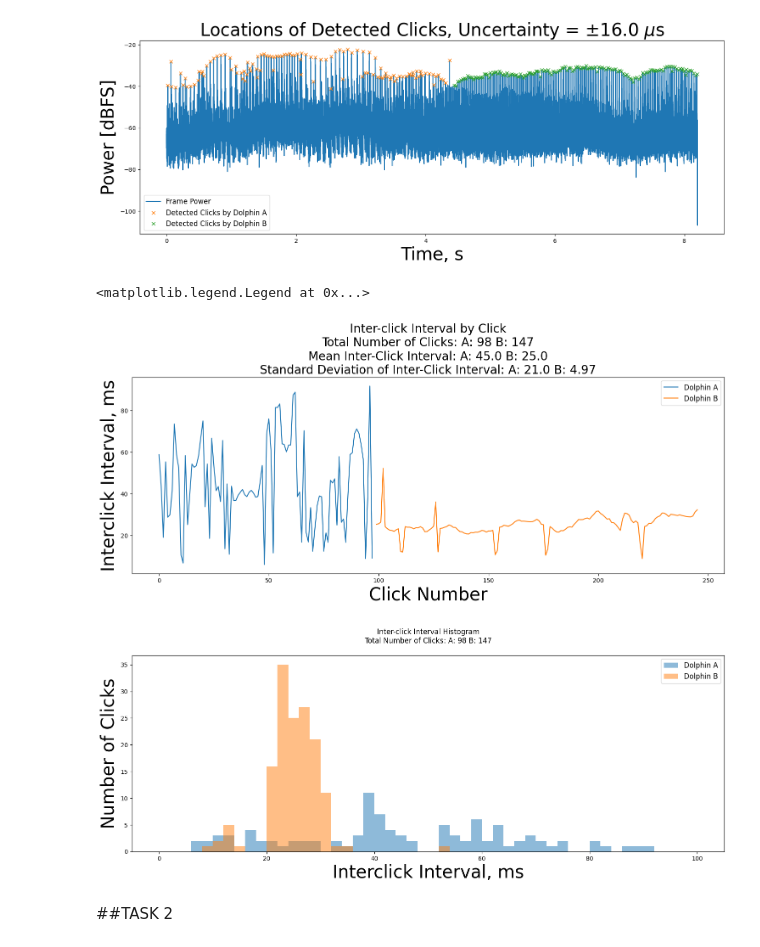
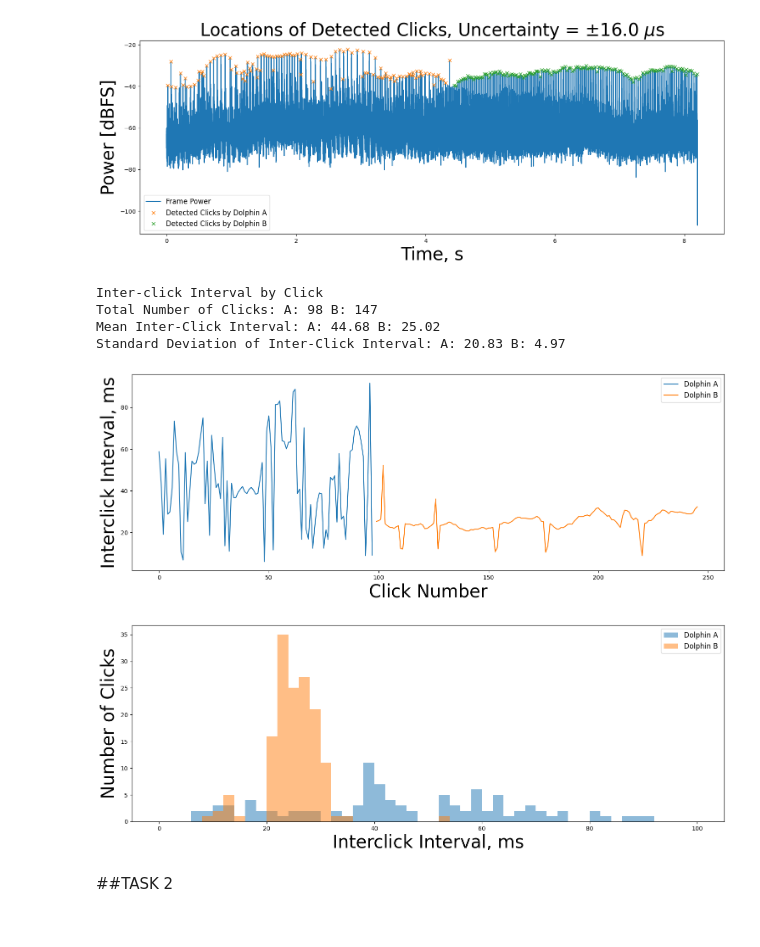
Before and after one commit to bpmasters/asa-challenge-24, a Jupyter notebook: asa-challenge-24.ipynb, the cells around one changed output. Drawn from its saved outputs; the diff is of its cells as text; code cells hidden in the pictures.

```diff
--- a/asa-challenge-24.ipynb
+++ b/asa-challenge-24.ipynb
@@ -217,41 +222,43 @@ click_cutoff = click_cutoff_t/(len(h2)/fs)
 
 ts_buff_a = ts_buff[0:np.int16(np.floor(click_cutoff*len(ts_buff)))]
 h2_buff_pow_a = h2_buff_pow[0:np.int16(np.floor(click_cutoff*len(h2_buff_pow)))]
 h2_clicks_a = h2_buff_pow[h2_peaks_a]
 h2_click_ts_a = ts_buff[h2_peaks_a]
 
 ts_buff_b = ts_buff[np.int16(np.ceil(click_cutoff*len(ts_buff))):]
 h2_buff_pow_b = h2_buff_pow[np.int16(np.ceil(click_cutoff*len(h2_buff_pow))):]
 h2_clicks_b = h2_buff_pow[h2_peaks_b]
 h2_click_ts_b = ts_buff[h2_peaks_b]
 
 # Plotting the interclick interval by click number, along with some statistics
 ici_a = np.diff(h2_click_ts_a)*1000
 ici_b = np.diff(h2_click_ts_b)*1000
 
 plt.figure()
 plt.plot(np.arange(0,len(ici_a)), ici_a, label='Dolphin A')
 plt.plot(np.arange(len(ici_a)+1,len(ici_b)+len(ici_a)+1), ici_b, label='Dolphin B')
 plt.ylabel('Interclick Interval, ms', fontsize = 30)
 plt.xlabel('Click Number', fontsize = 30)
-plt.title('Inter-click Interval by Click' + '\n' + 'Total Number of Clicks: ' + 'A: ' + str(len(ici_a)) + ' B: ' + str(len(ici_b)) + '\n'
-          + 'Mean Inter-Click Interval: A: ' + str(np.round(np.mean(ici_a))) + ' B: ' + str(np.round(np.mean(ici_b))) + '\n'
-          + 'Standard Deviation of Inter-Click Interval: A: ' + str(np.round(np.std(ici_a))) + ' B: ' + str(np.round(np.std(ici_b),2)), fontsize = 20)
 plt.legend(fontsize=12)
 
 plt.figure()
 plt.hist(ici_a, bins=np.linspace(0,100,51), alpha=0.5, label='Dolphin A')
 plt.hist(ici_b, bins=np.linspace(0,100,51), alpha=0.5, label='Dolphin B')
 plt.xlabel('Interclick Interval, ms', fontsize = 30)
 plt.ylabel('Number of Clicks', fontsize = 30)
-plt.title('Inter-click Interval Histogram' + '\n' + 'Total Number of Clicks: ' + 'A: ' + str(len(ici_a)) + ' B: ' + str(len(ici_b)) + '\n')
+# print('Inter-click Interval Histogram' + '\n' + 'Total Number of Clicks: ' + 'A: ' + str(len(ici_a)) + ' B: ' + str(len(ici_b)) + '\n')
 plt.legend(fontsize=12)
 
-# print(np.linspace(0,100,21))
+print('Inter-click Interval by Click' + '\n' + 'Total Number of Clicks: ' + 'A: ' + str(len(ici_a)) + ' B: ' + str(len(ici_b)) + '\n'
+          + 'Mean Inter-Click Interval: A: ' + str(np.round(np.mean(ici_a), 2)) + ' B: ' + str(np.round(np.mean(ici_b), 2)) + '\n'
+          + 'Standard Deviation of Inter-Click Interval: A: ' + str(np.round(np.std(ici_a), 2)) + ' B: ' + str(np.round(np.std(ici_b),2)))
 # %% [output]
-<matplotlib.legend.Legend at 0x...>
+Inter-click Interval by Click
+Total Number of Clicks: A: 98 B: 147
+Mean Inter-Click Interval: A: 44.68 B: 25.02
+Standard Deviation of Inter-Click Interval: A: 20.83 B: 4.97
-[figure, old version]
+[figure, new version]
-[figure, old version]
+[figure, new version]
 # %% [markdown]
 ##TASK 2
 # %%
```
Also changed, not shown: parts of 5 cells of this notebook.
